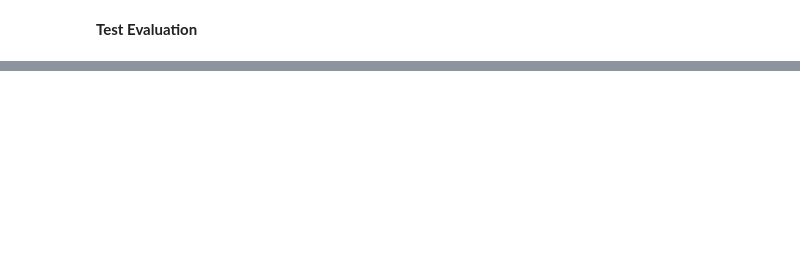
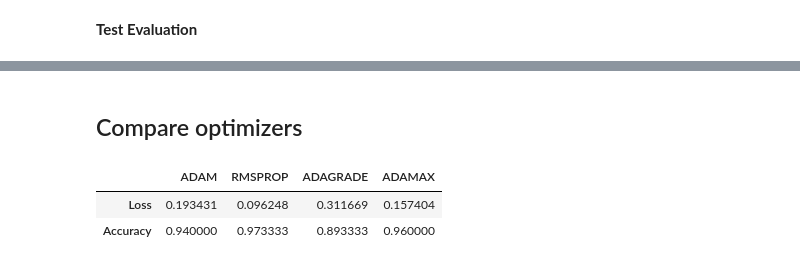
Before and after one commit to hayari/GoMyCodeML, a Jupyter notebook: ToDo_CP_Happy_house.ipynb, the cells around one changed output, grey strips where cells are left out. Cells and saved outputs as stored; diff of their text form; code cells hidden in the pictures; blank space fills up the shorter version.

```diff
--- a/ToDo_CP_Happy_house.ipynb
+++ b/ToDo_CP_Happy_house.ipynb
@@ -217,8 +219,10 @@ plt.show()
 # %% [markdown]
 Evaluate Test set
 # %%
-model.evaluate(
+result= model.evaluate(
   X_test,
   Y_test.reshape(-1))
+optimizer_results["ADAM"]=result
+print(result)
 # %% [output]
 150/150 [==============================] - 0s 2ms/step
@@ -286,8 +298,10 @@ plt.show()
 # %% [markdown]
 **Test Evaluation**
 # %%
-model.evaluate(
+result= model.evaluate(
   X_test,
   Y_test.reshape(-1))
+optimizer_results["RMSPROP"]=result
+print(result)
 # %% [output]
 150/150 [==============================] - 0s 2ms/step
@@ -344,8 +358,10 @@ plt.show()
 # %% [markdown]
 **Test Evaluation**
 # %%
-model.evaluate(
+result= model.evaluate(
   X_test,
   Y_test.reshape(-1))
+optimizer_results["ADAGRADE"]=result
+print(result)
 # %% [output]
 150/150 [==============================] - 0s 2ms/step
@@ -400,8 +420,10 @@ plt.show()
 # %% [markdown]
 **Test Evaluation**
 # %%
-model.evaluate(
+result= model.evaluate(
   X_test,
   Y_test.reshape(-1))
+optimizer_results["ADAMAX"]=result
+print(result)
 # %% [output]
 150/150 [==============================] - 0s 2ms/step
@@ -412,0 +435,9 @@ plot_prediction_sample(model)
+# %% [markdown]
+## Compare optimizers
+# %%
+import pandas as pd
+pd.DataFrame(optimizer_results,index=["Loss","Accuracy"])
+# %% [output]
+|  | ADAM | RMSPROP | ADAGRADE | ADAMAX |
+| Loss | 0.193431 | 0.096248 | 0.311669 | 0.157404 |
+| Accuracy | 0.940000 | 0.973333 | 0.893333 | 0.960000 |
```
Also changed, not shown: parts of 22 cells of this notebook.
